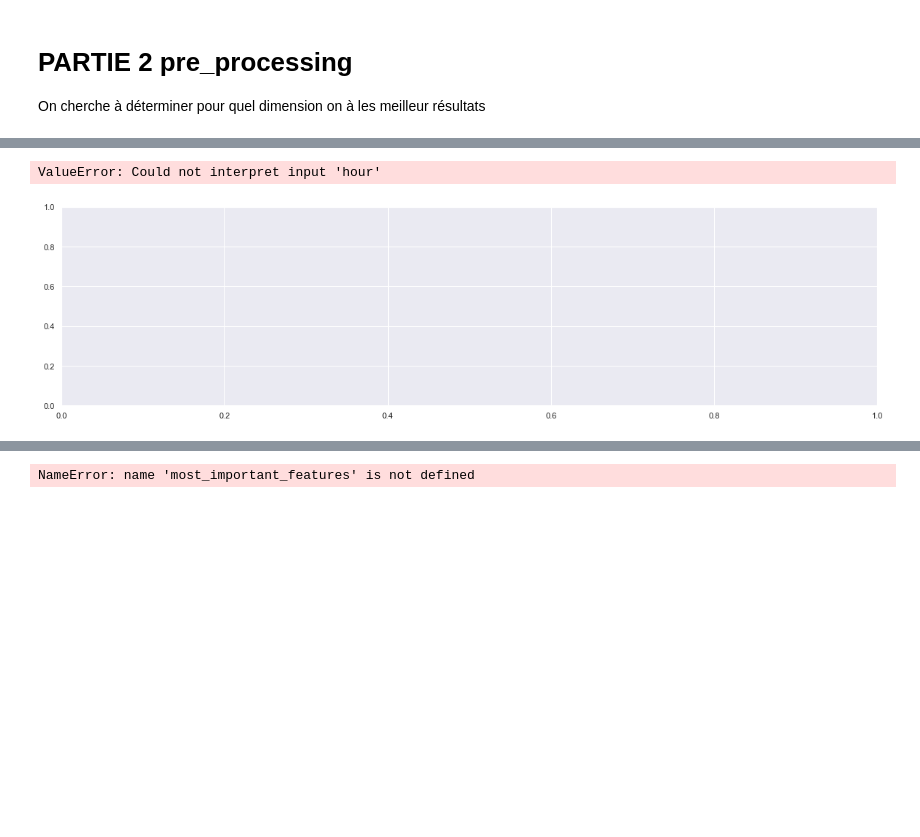
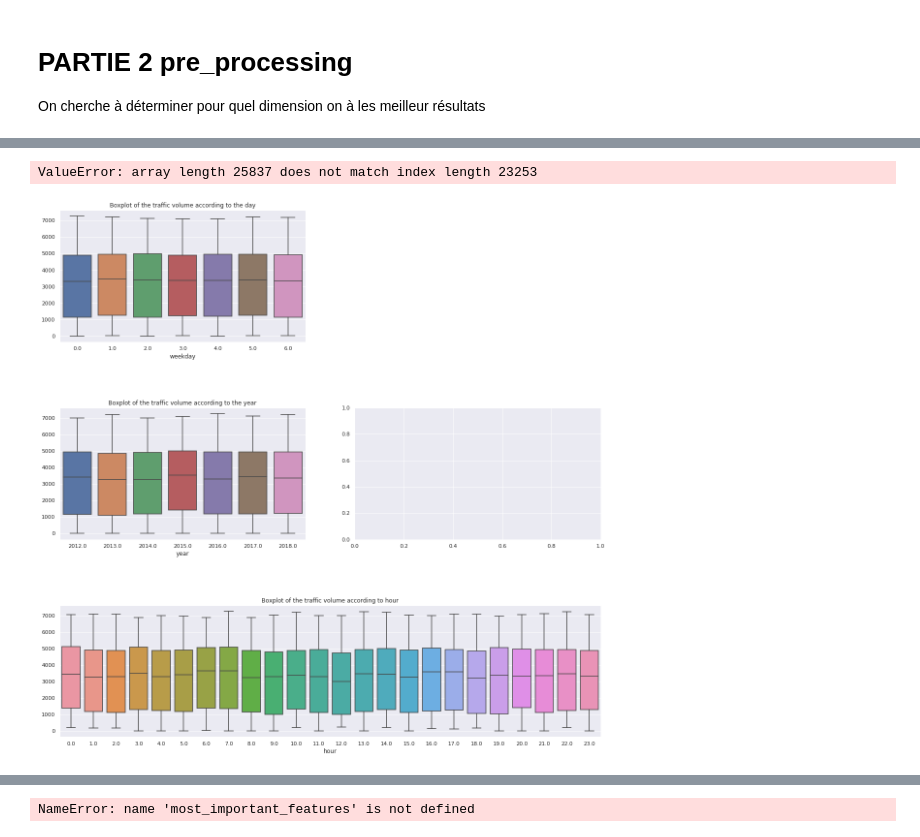
Before and after one commit to jf-pnj/velo, a Jupyter notebook: starting_kit/README_pre_processing.ipynb, the cells around one changed output, grey strips where cells are left out. Drawn from its saved outputs; the diff is of its cells as text; code cells hidden in the pictures; blank space fills up the shorter version.

```diff
--- a/starting_kit/README_pre_processing.ipynb
+++ b/starting_kit/README_pre_processing.ipynb
@@ -48,9 +51,9 @@ We provide sample_data with the starting kit, but to prepare your submission, yo
 </div>
 # %%
 from data_io import read_as_df
-#(ecole)data_dir = '/home/tp-home003/jgassie/projects/velo/starting_kit/public_data'   # Change this to the directory where you put the input data
+data_dir = '/home/tp-home003/jgassie/projects/velo/starting_kit/public_data'   # Change this to the directory where you put the input data
 #chez moi
-data_dir= '/Users/Moi/Desktop/velo-master/starting_kit/'
+#data_dir= '/Users/Moi/Desktop/velo-master/starting_kit/'
 
 #data_dir = './all_data'          # The sample_data directory should contain only a very small subset of the data
 data_name = 'xporters'
@@ -140,18 +158,13 @@ On cherche à déterminer pour quel dimension on à les meilleur résultats
 # %%
-from sklearn.decomposition import PCA
-D = DataManager(data_name, data_dir, replace_missing=True)
-X_train_pre, X_test_pre, y_train_pre, y_test_pre = train_test_split(D.data['X_train'], D.data['Y_train'], test_size=0.33, random_state=42)
-
-
 X = supprOutlier(X_train_pre)
 
 pca = PCA(n_components=59)
-pca.fit(data)
+pca.fit(X)
 
 var_explained = pca.explained_variance_ratio_
 sns.barplot(x=list(range(1,len(var_explained)+1)),
             y=var_explained, color="limegreen")
-plt.xlabel('SVs', fontsize=16)
+plt.xlabel('SVs', fontsize=60)
 plt.ylabel('Percent Variance Explained', fontsize=16)
 plt.savefig('svd_scree_plot.png',dpi=100)
 # %% [output]
@@ -161,3 +173,5 @@ Pourcentage d'outlier: 10.001%:
 # %%
 import pandas as pd
 data= pd.DataFrame(X)
+data.columns = list(dataNonProcessed.columns[:-1])
+data.head()
@@ -172,28 +192,27 @@ KeyError: 'target'
 # %%
 fig = plt.figure(figsize=(20,20))
 fig.subplots_adjust(hspace = 0.5)
 
 plt.subplot(313)
-sns.boxplot('hour','target', data= data)
+sns.boxplot('hour',y_train_pre, data= data)
 plt.title('Boxplot of the traffic volume according to hour')
 
 plt.subplot(321)
-sns.boxplot('weekday','target', data= data)
+sns.boxplot('weekday',y_train_pre, data= data)
 plt.title('Boxplot of the traffic volume according to the day')
 plt.subplot(322)
-sns.lineplot('weekday','target', data= data)
+sns.lineplot('weekday',y_train_pre, data= data)
 plt.title("The distribution of the traffic volume according the day")
 
 plt.subplot(323)
-sns.boxplot('year','target', data= data)
+sns.boxplot('year',y_train_pre, data= data)
 plt.title('Boxplot of the traffic volume according to the year')
 plt.subplot(324)
-sns.lineplot('year','target', data= data)
-plt.title("The distribution of the traffic volume according years")
+sns.lineplot('year',y_train_pre, data= data)
 plt.show()
 # %% [output]
-ValueError: Could not interpret input 'hour'
+ValueError: array length 25837 does not match index length 23253
-[figure, old version]
+[figure, new version]
 # %%
 f = plt.figure(figsize=(19, 15))
 plt.matshow(data.corr(), fignum=f.number)
```
Also changed, not shown: parts of 12 cells of this notebook.
